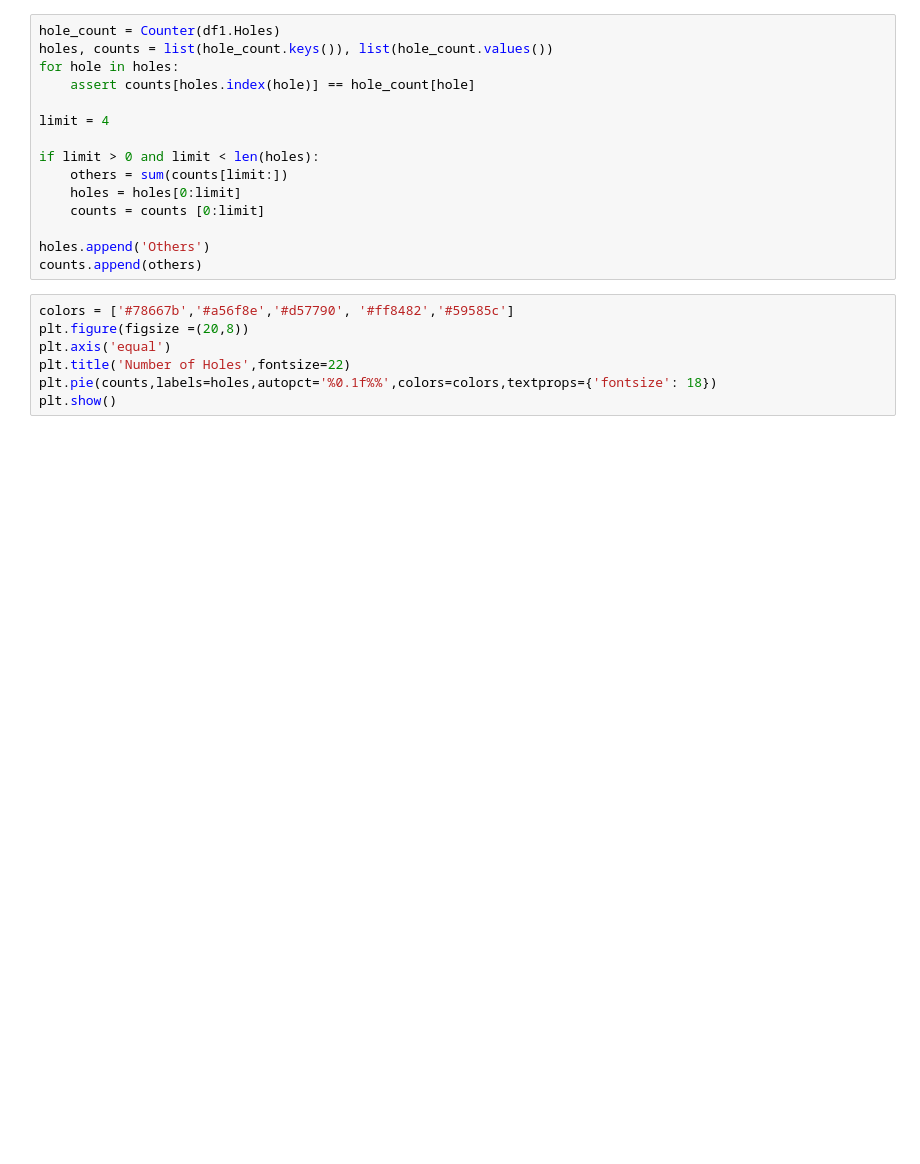
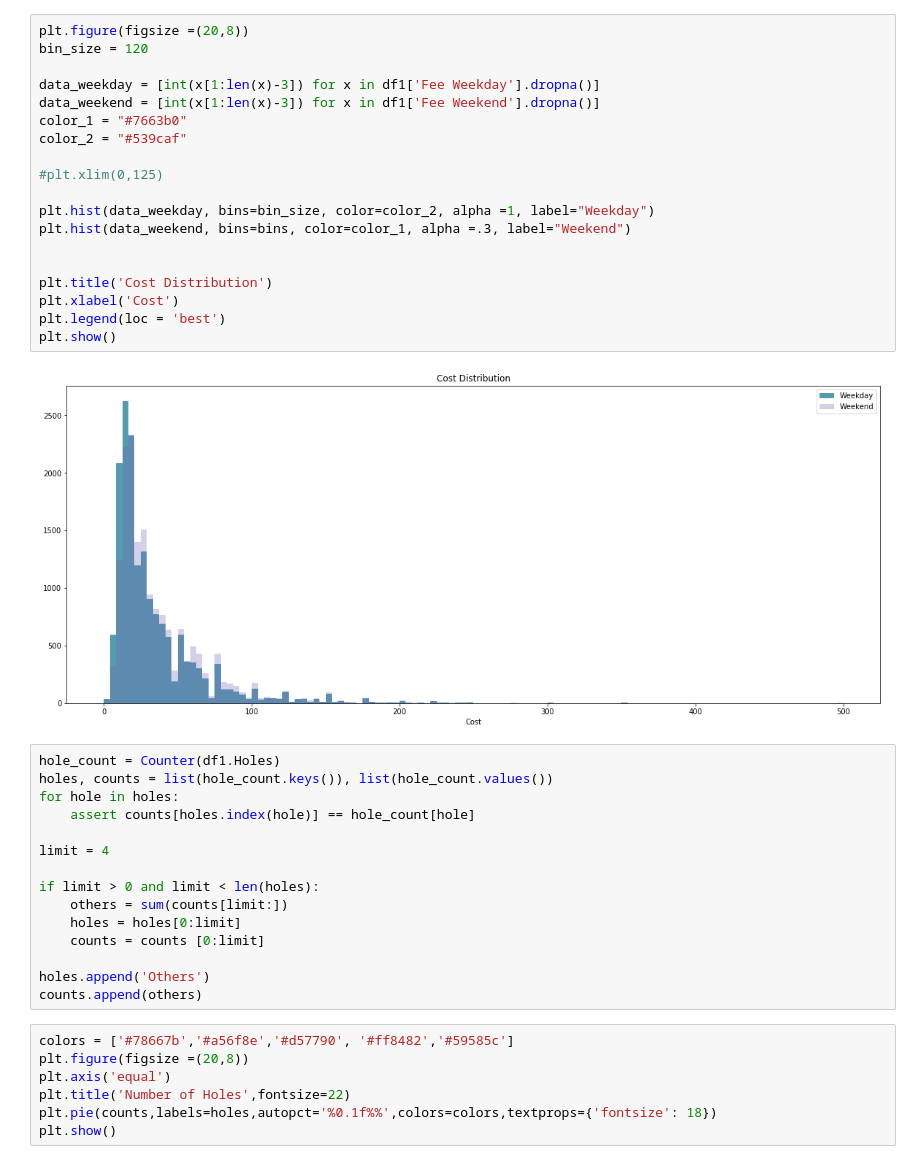
Before and after one commit to seanconeys/US_Golf_Courses, a Jupyter notebook: Golf_Courses.ipynb, the cells around one changed output. Drawn from its saved outputs; the diff is of its cells as text; blank space fills up the shorter version.

```diff
--- a/Golf_Courses.ipynb
+++ b/Golf_Courses.ipynb
@@ -247,3 +145,24 @@ Loading BokehJS ...
+# %%
+plt.figure(figsize =(20,8))
+bin_size = 120
+
+data_weekday = [int(x[1:len(x)-3]) for x in df1['Fee Weekday'].dropna()]
+data_weekend = [int(x[1:len(x)-3]) for x in df1['Fee Weekend'].dropna()]
+color_1 = "#7663b0"
+color_2 = "#539caf"
+
+#plt.xlim(0,125)
+
+plt.hist(data_weekday, bins=bin_size, color=color_2, alpha =1, label="Weekday")
+plt.hist(data_weekend, bins=bins, color=color_1, alpha =.3, label="Weekend")
+
+
+plt.title('Cost Distribution')
+plt.xlabel('Cost')
+plt.legend(loc = 'best')
+plt.show()
+# %% [output]
+[figure, added]
 # %%
 hole_count = Counter(df1.Holes)
 holes, counts = list(hole_count.keys()), list(hole_count.values())
```
Also changed, not shown: parts of 12 cells of this notebook.
